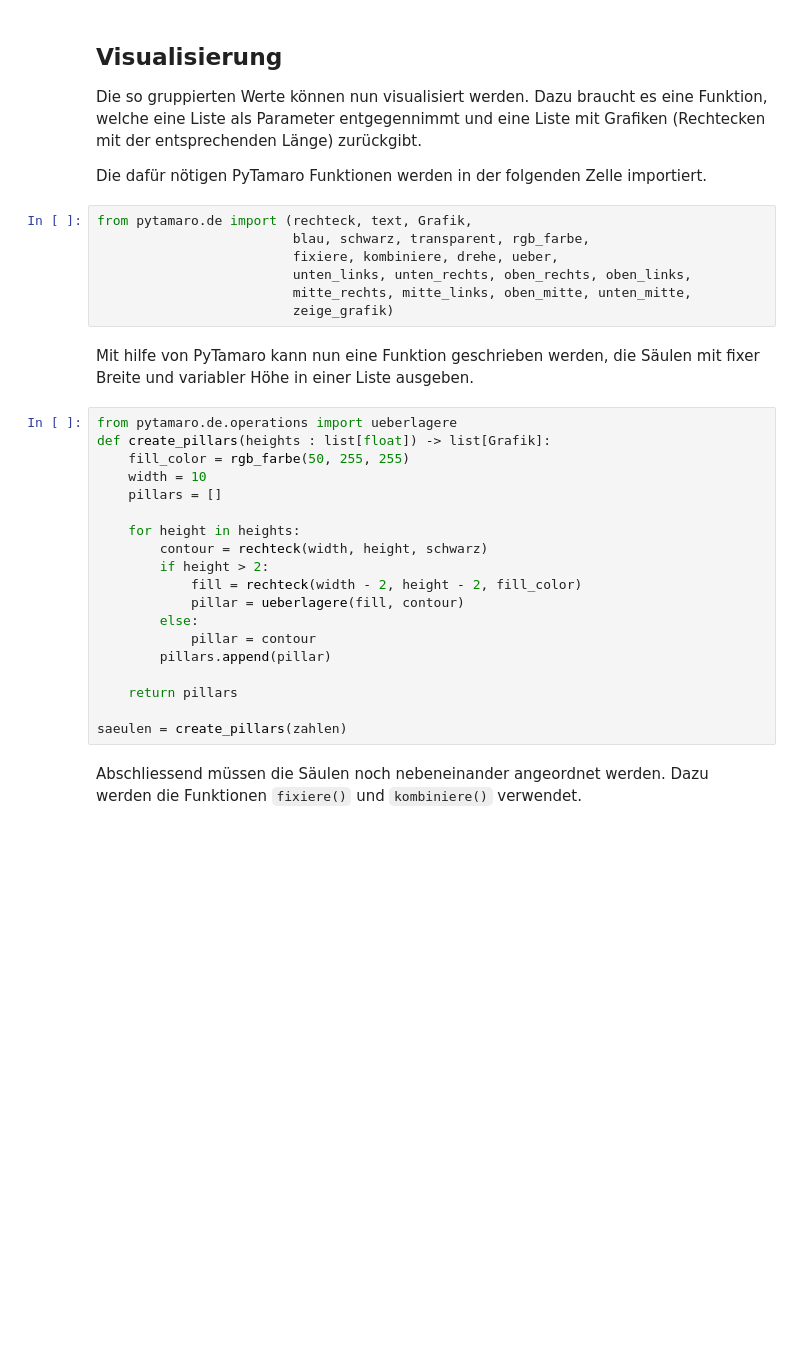
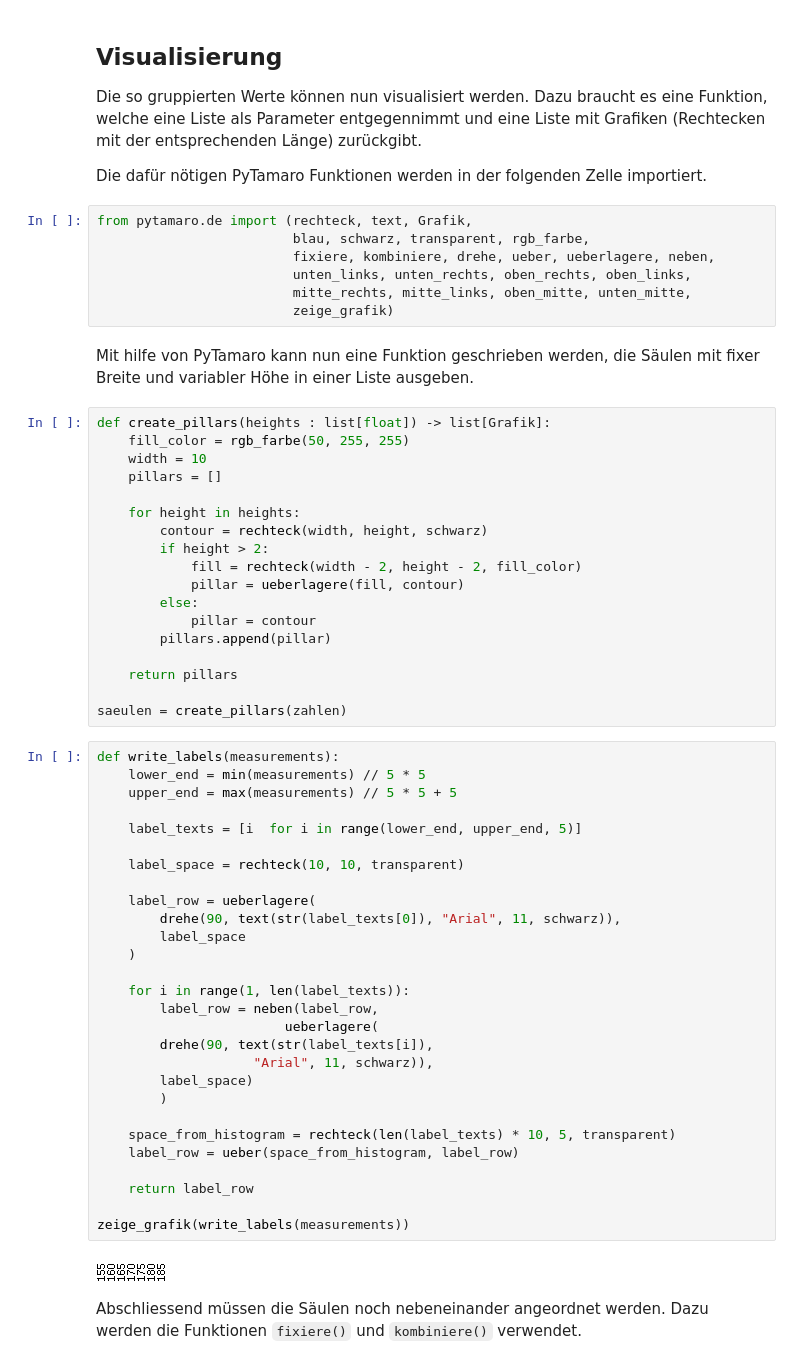
Before and after one commit to Jacques-Mock-Schindler/Studienleistung1, a Jupyter notebook: docs/Musterloesung_Histogramm.ipynb, the cells around one changed output. Cells and saved outputs as stored; diff of their text form; blank space fills up the shorter version.

```diff
--- a/docs/Musterloesung_Histogramm.ipynb
+++ b/docs/Musterloesung_Histogramm.ipynb
@@ -393,7 +393,7 @@ Die dafür nötigen PyTamaro Funktionen werden in der folgenden Zelle importiert
 # %%
 from pytamaro.de import (rechteck, text, Grafik,
                          blau, schwarz, transparent, rgb_farbe,
-                         fixiere, kombiniere, drehe, ueber,
+                         fixiere, kombiniere, drehe, ueber, ueberlagere, neben,
                          unten_links, unten_rechts, oben_rechts, oben_links,
                          mitte_rechts, mitte_links, oben_mitte, unten_mitte,
                          zeige_grafik)
@@ -401,7 +401,6 @@ from pytamaro.de import (rechteck, text, Grafik,
 Mit hilfe von PyTamaro kann nun eine Funktion geschrieben werden, die
 Säulen mit fixer Breite und variabler Höhe in einer Liste ausgeben.
 # %%
-from pytamaro.de.operations import ueberlagere
 def create_pillars(heights : list[float]) -> list[Grafik]:
     fill_color = rgb_farbe(50, 255, 255)
     width = 10
@@ -419,6 +418,36 @@ def create_pillars(heights : list[float]) -> list[Grafik]:
     return pillars
 
 saeulen = create_pillars(zahlen)
+# %%
+def write_labels(measurements):
+    lower_end = min(measurements) // 5 * 5
+    upper_end = max(measurements) // 5 * 5 + 5
+
+    label_texts = [i  for i in range(lower_end, upper_end, 5)]
+
+    label_space = rechteck(10, 10, transparent)
+
+    label_row = ueberlagere(
+        drehe(90, text(str(label_texts[0]), "Arial", 11, schwarz)),
+        label_space
+    )
+
+    for i in range(1, len(label_texts)):
+        label_row = neben(label_row,
+                        ueberlagere(
+        drehe(90, text(str(label_texts[i]),
+                    "Arial", 11, schwarz)),
+        label_space)
+        )
+
+    space_from_histogram = rechteck(len(label_texts) * 10, 5, transparent)
+    label_row = ueber(space_from_histogram, label_row)
+
+    return label_row
+
+zeige_grafik(write_labels(measurements))
+# %% [output]
+[figure, added]
 # %% [markdown]
 Abschliessend müssen die Säulen noch nebeneinander angeordnet werden.
 Dazu werden die Funktionen `fixiere()` und `kombiniere()` verwendet.
```
Also changed, not shown: parts of 1 cell of this notebook.
